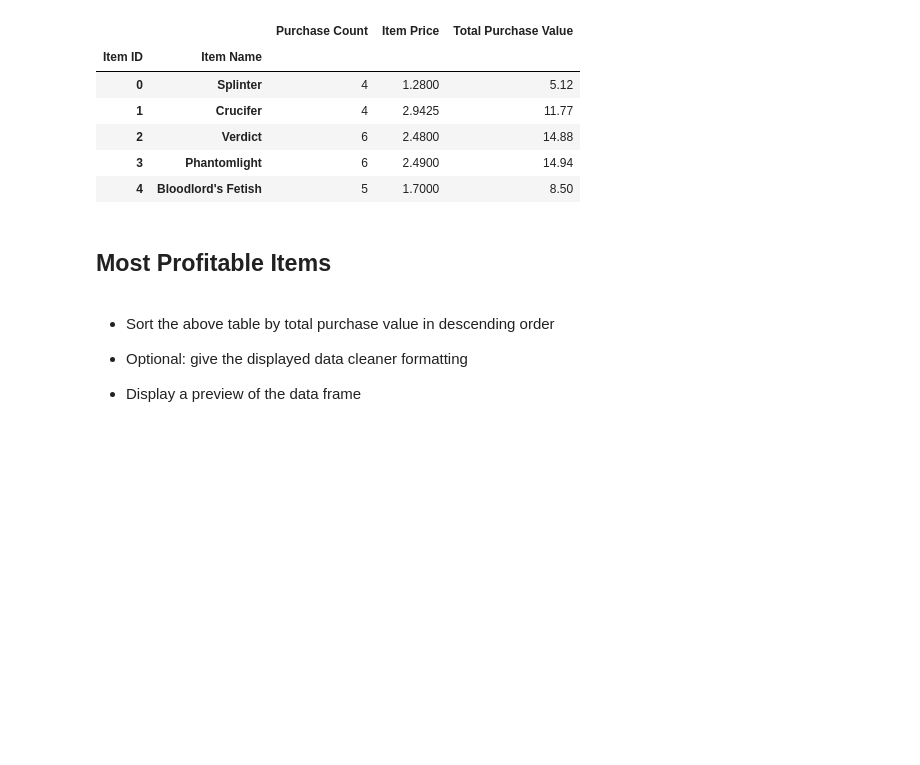
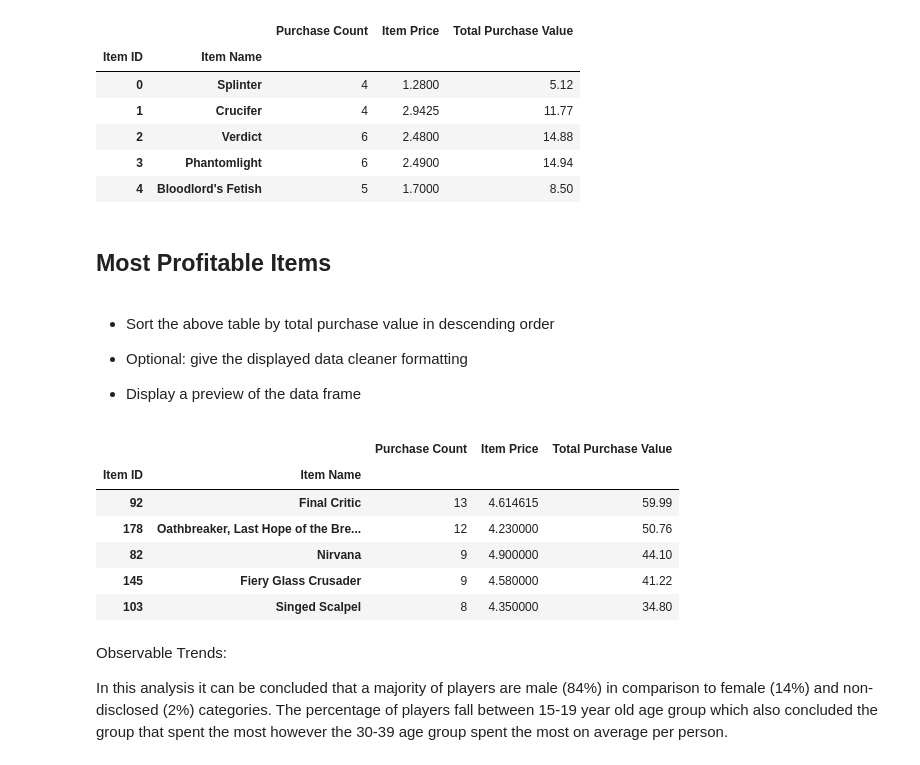
Before and after one commit to drini13/pandas-challenge, a Jupyter notebook: HeroesOfPymoli_starter copy.ipynb, the cells around one changed output. Cells and saved outputs as stored; diff of their text form; code cells hidden in the pictures; blank space fills up the shorter version.

```diff
--- a/HeroesOfPymoli_starter copy.ipynb
+++ b/HeroesOfPymoli_starter copy.ipynb
@@ -362,4 +362,16 @@ most_pop_items.head()
 * Display a preview of the data frame
 # %%
 M_pro_I = most_pop_items.sort_values(["Total Purchase Value"], ascending=False).head()
-M_
+M_pro_I
+# %% [output]
+|  |  | Purchase Count | Item Price | Total Purchase Value |
+| Item ID | Item Name |  |  |  |
+| 92 | Final Critic | 13 | 4.614615 | 59.99 |
+| 178 | Oathbreaker, Last Hope of the Bre... | 12 | 4.230000 | 50.76 |
+| 82 | Nirvana | 9 | 4.900000 | 44.10 |
+| 145 | Fiery Glass Crusader | 9 | 4.580000 | 41.22 |
+| 103 | Singed Scalpel | 8 | 4.350000 | 34.80 |
+# %% [markdown]
+Observable Trends:
+
+In this analysis it can be concluded that a majority of players are male (84%) in comparison to female (14%) and non-disclosed (2%) categories. The percentage of players fall between 15-19 year old age group which also concluded the group that spent the most however the 30-39 age group spent the most on average per person.
```
